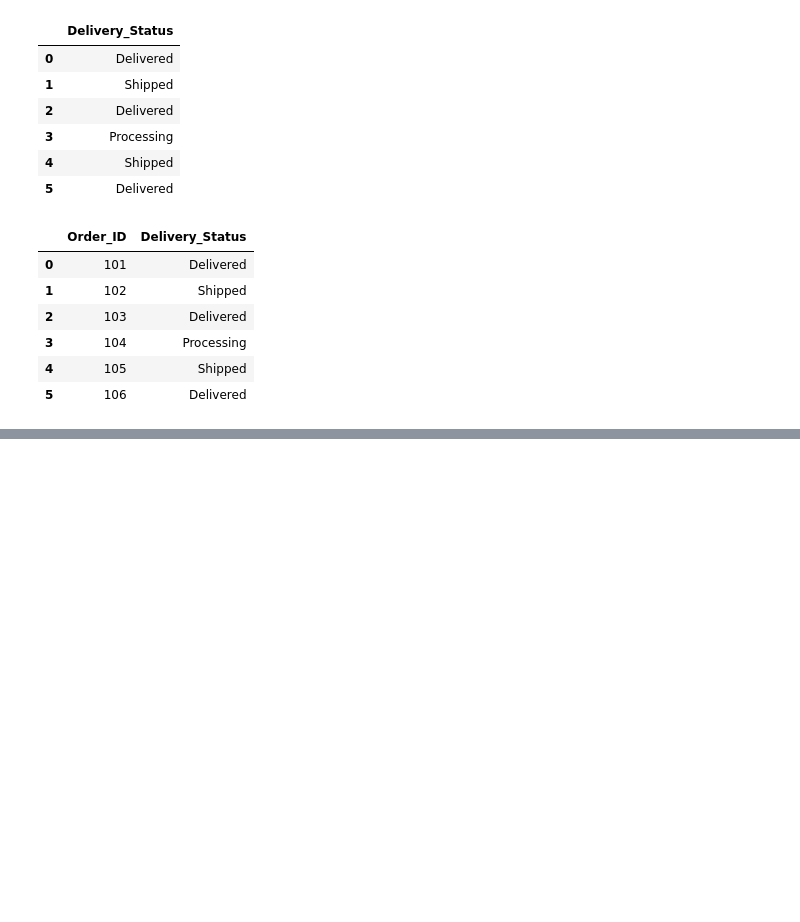
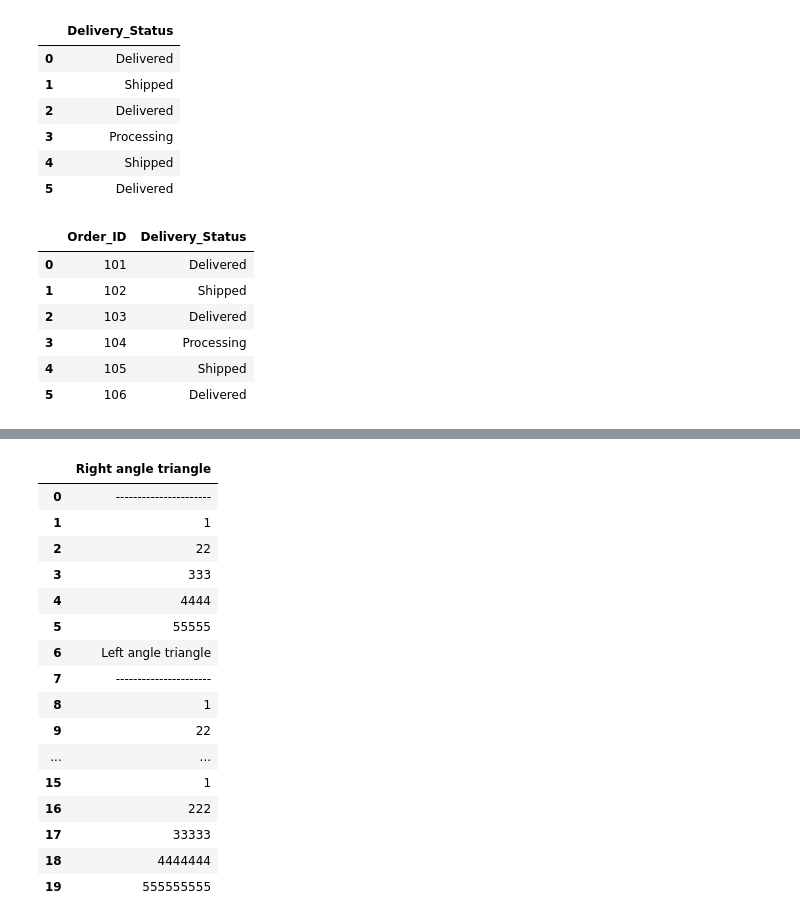
Before and after one commit to padmavathy-mca/python-essentials, a Jupyter notebook: Pandas_tasks.ipynb, the cells around one changed output, grey strips where cells are left out. Saved outputs shown, nothing was run; the diff lists cells and outputs as text; code cells hidden in the pictures; blank space fills up the shorter version.

```diff
--- a/Pandas_tasks.ipynb
+++ b/Pandas_tasks.ipynb
@@ -784,0 +831,23 @@ result
+# %%
+#read txt file
+df_patterns = pd.read_csv('patterns.txt', sep='\t')
+# %%
+df_patterns
+# %% [output]
+|  | Right angle triangle |
+| 0 | ---------------------- |
+| 1 | 1 |
+| 2 | 22 |
+| 3 | 333 |
+| 4 | 4444 |
+| 5 | 55555 |
+| 6 | Left angle triangle |
+| 7 | ---------------------- |
+| 8 | 1 |
+| 9 | 22 |
+| ... | ... |
+| 15 | 1 |
+| 16 | 222 |
+| 17 | 33333 |
+| 18 | 4444444 |
+| 19 | 555555555 |
```
Also changed, not shown: parts of 7 cells of this notebook, 2 other files.
